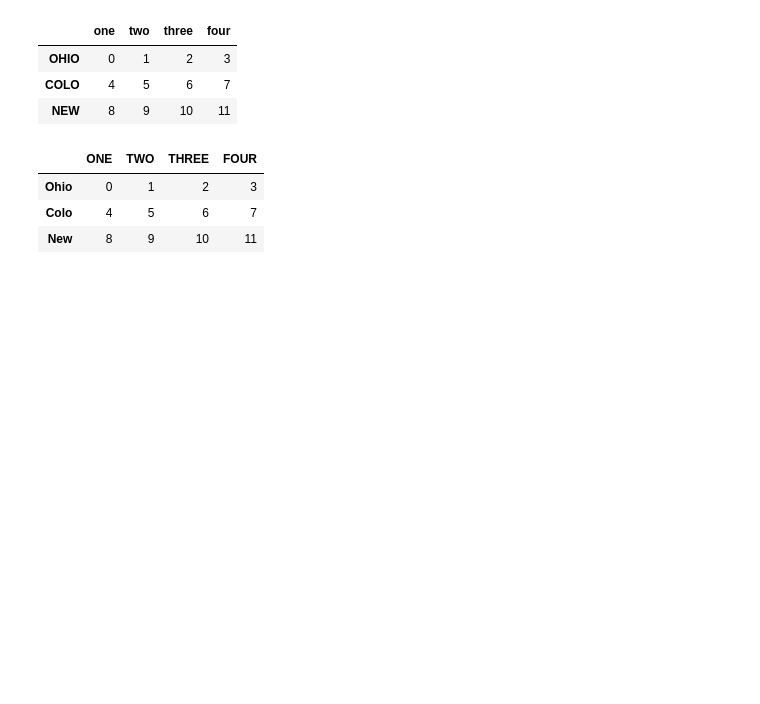
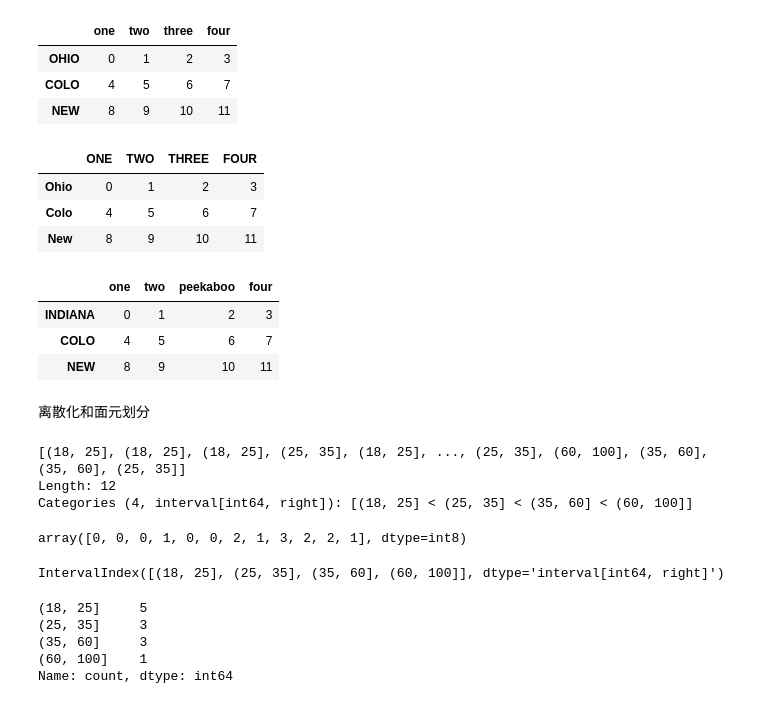
Before and after one commit to sunbing-1995/python_for_data_analysis_2nd_chinese_version, a Jupyter notebook: code/4_数据清洗和准备.ipynb, the cells around one changed output. Drawn from its saved outputs; the diff is of its cells as text; code cells hidden in the pictures; blank space fills up the shorter version.

```diff
--- a/code/4_数据清洗和准备.ipynb
+++ b/code/4_数据清洗和准备.ipynb
@@ -331,3 +331,38 @@ data.rename(index=str.title, columns=str.upper)
 | Ohio | 0 | 1 | 2 | 3 |
 | Colo | 4 | 5 | 6 | 7 |
 | New | 8 | 9 | 10 | 11 |
+# %%
+data.rename(index={'OHIO': 'INDIANA'},columns={'three': 'peekaboo'})
+# %% [output]
+|  | one | two | peekaboo | four |
+| INDIANA | 0 | 1 | 2 | 3 |
+| COLO | 4 | 5 | 6 | 7 |
+| NEW | 8 | 9 | 10 | 11 |
+# %% [markdown]
+离散化和面元划分
+# %%
+ages = [20, 22, 25, 27, 21, 23, 37, 31, 61, 45, 41, 32]
+bins = [18,25,35,60,100]
+cats = pd.cut(ages,bins)
+# 返回面元对象
+cats
+# %% [output]
+[(18, 25], (18, 25], (18, 25], (25, 35], (18, 25], ..., (25, 35], (60, 100], (35, 60], (35, 60], (25, 35]]
+Length: 12
+Categories (4, interval[int64, right]): [(18, 25] < (25, 35] < (35, 60] < (60, 100]]
+# %%
+cats.codes
+# %% [output]
+array([0, 0, 0, 1, 0, 0, 2, 1, 3, 2, 2, 1], dtype=int8)
+# %%
+cats.categories
+# %% [output]
+IntervalIndex([(18, 25], (25, 35], (35, 60], (60, 100]], dtype='interval[int64, right]')
+# %%
+pd.value_counts(cats)
+# %% [output]
+(18, 25]     5
+(25, 35]     3
+(35, 60]     3
+(60, 100]    1
+Name: count, dtype: int64
```
Also changed, not shown: parts of 2 cells of this notebook.
